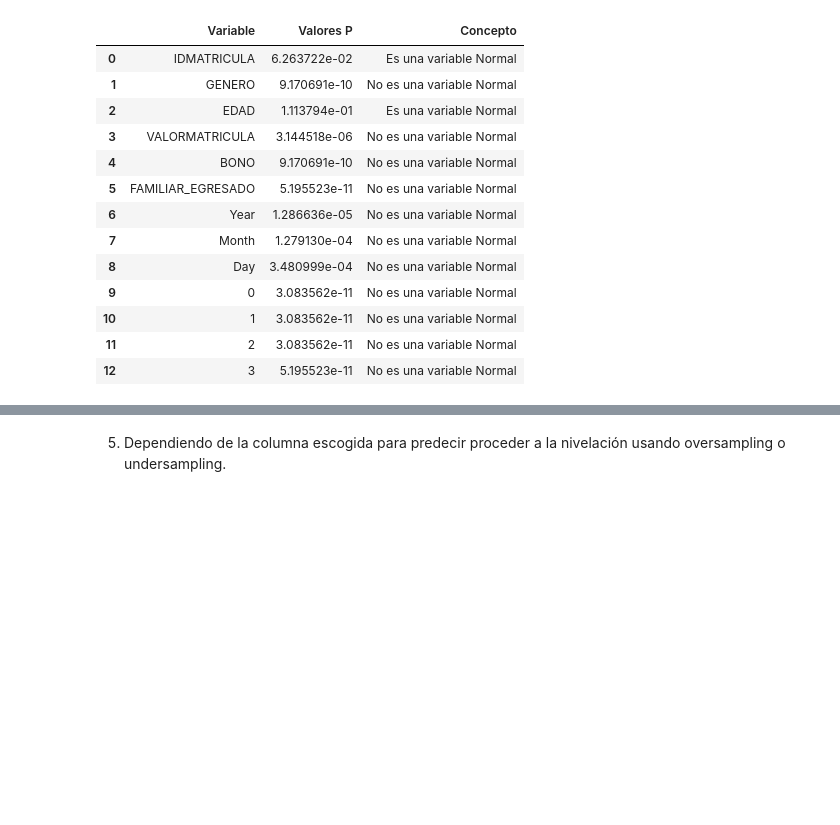
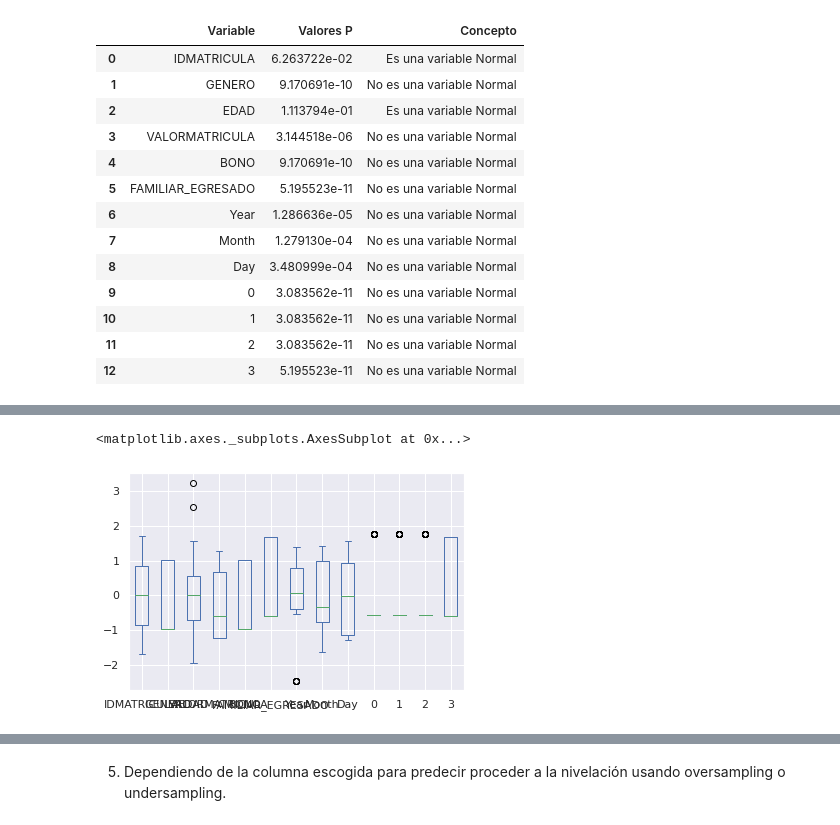
Before and after one commit to Juliaan20/Analisis-de-Datos-con-Python, a Jupyter notebook: ML_corhuila.ipynb, the cells around one changed output, grey strips where cells are left out. Cells and saved outputs as stored; diff of their text form; code cells hidden in the pictures; blank space fills up the shorter version.

```diff
--- a/ML_corhuila.ipynb
+++ b/ML_corhuila.ipynb
@@ -537,0 +570,14 @@ Es un valor normal
+# %%
+## Función para Estandarizar la data formula z-score
+def stanData(df):
+    scaler = StandardScaler()
+    standardized_data = scaler.fit_transform(df)
+    df_stan = pd.DataFrame(standardized_data, columns=df.columns)
+    return df_stan
+# %%
+##Estandarización - cuando la data es normal
+dataStan = stanData(data1)
+dataStan.plot.box()
+# %% [output]
+<matplotlib.axes._subplots.AxesSubplot at 0x...>
+[figure, added]
```
Also changed, not shown: parts of 25 cells of this notebook.
